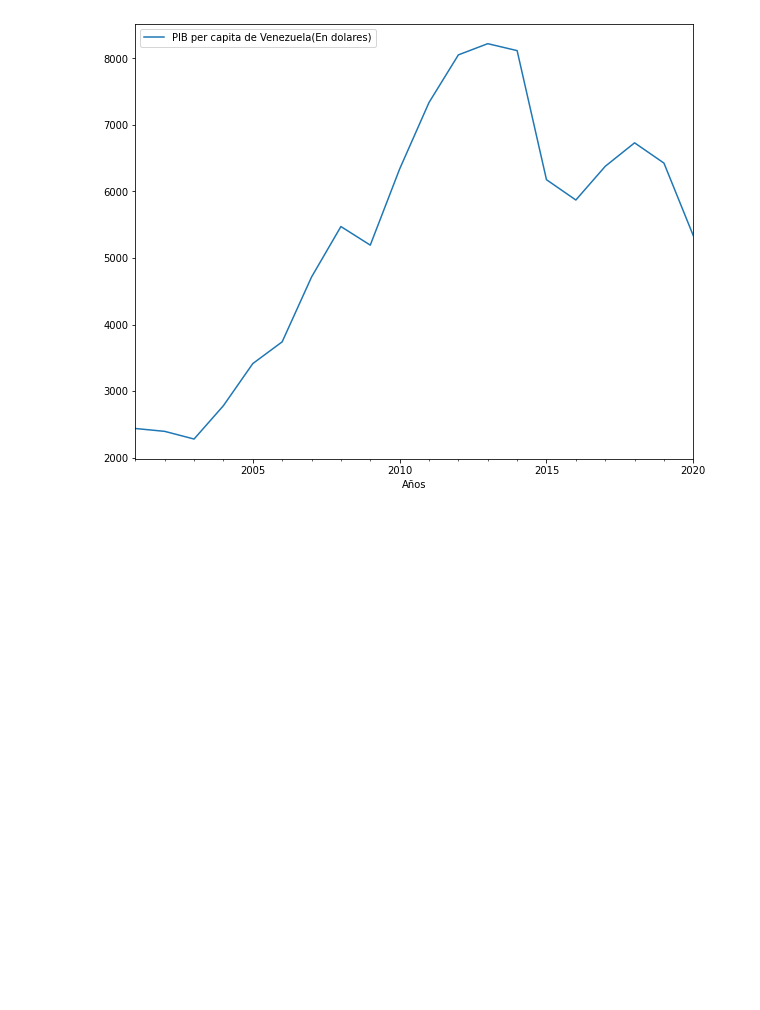
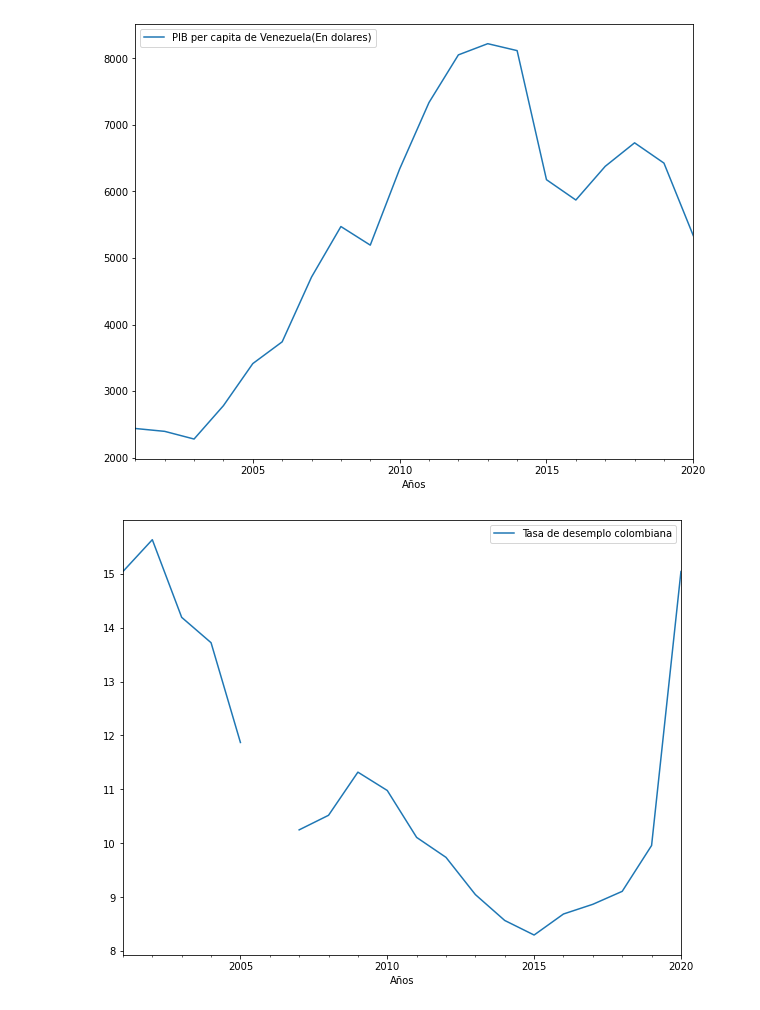
Before and after one commit to LuchoValr/Semillero, a Jupyter notebook: Proyecto_semillero_Avance1.ipynb, the cells around one changed output. Cells and saved outputs as stored; diff of their text form; code cells hidden in the pictures; blank space fills up the shorter version.

```diff
--- a/Proyecto_semillero_Avance1.ipynb
+++ b/Proyecto_semillero_Avance1.ipynb
@@ -210,5 +210,17 @@ pibcap_ven5=r3.filter(['PIB per capita de Venezuela(En dolares)'])
 f3=pibcap_ven5.plot(figsize=(10, 8))
 # %% [output]
 [figure]
+# %%
+work=wb.data.DataFrame('SL.UEM.TOTL.NE.ZS', ['COL'],time=range(2001,2021)).reset_index()
+work1 = work.rename(columns={'YR2001':'2001','YR2002':'2002','YR2003':'2003','YR2004':'2004','YR2005':'2005','YR2006':'2006','YR2007':'2007','YR2008':'2008','YR2009':'2009','YR2010':'2010','YR2011':'2011','YR2012':'2012','YR2013':'2013','YR2014':'2014','YR2015':'2015','YR2016':'2016','YR2017':'2017','YR2018':'2018','YR2019':'2019','YR2020':'2020'})
+work2=pd.melt(work1, id_vars=['economy'], value_vars=['2001', '2002','2003','2004','2005','2006','2007','2008','2009','2010','2011','2012','2013','2014','2015','2016','2017','2018','2019','2020']).reset_index()
+work3=work2.rename(columns={'variable':'Años','value':'Tasa de desemplo colombiana'})
+work4=work3.drop(['index'],axis=1)
+work4['Años'] = pd.to_datetime(work4['Años'])
+r4=work4.set_index('Años')
+work5=r4.filter(['Tasa de desempleo colombiana'])
+f4=work5.plot(figsize=(10, 8))
+# %% [output]
+[figure, added]
 # %%
 fig, (ax1,ax2) = plt.subplots(1,2, figsize=(16,6))
```
Also changed, not shown: parts of 5 cells of this notebook.
